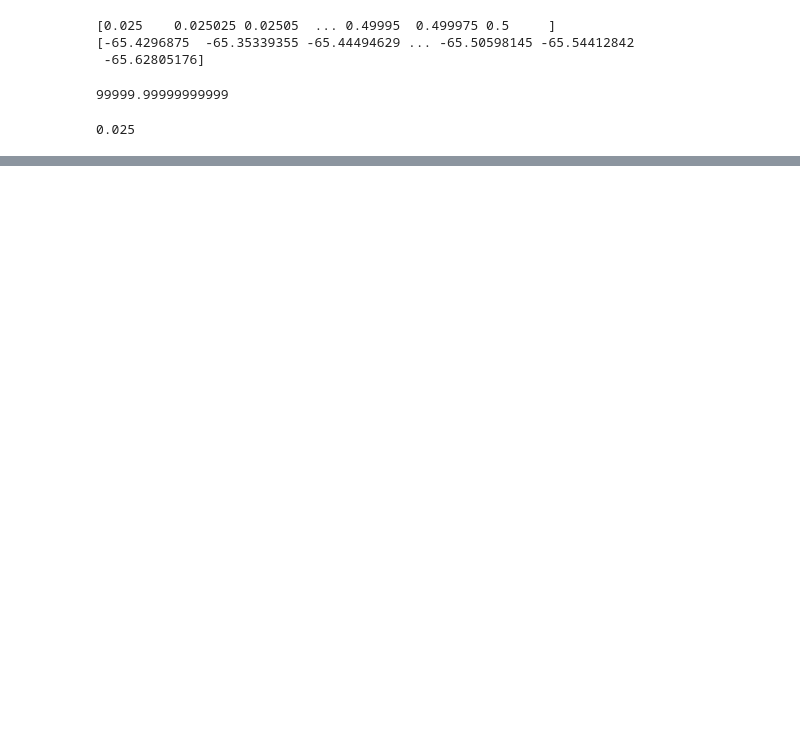
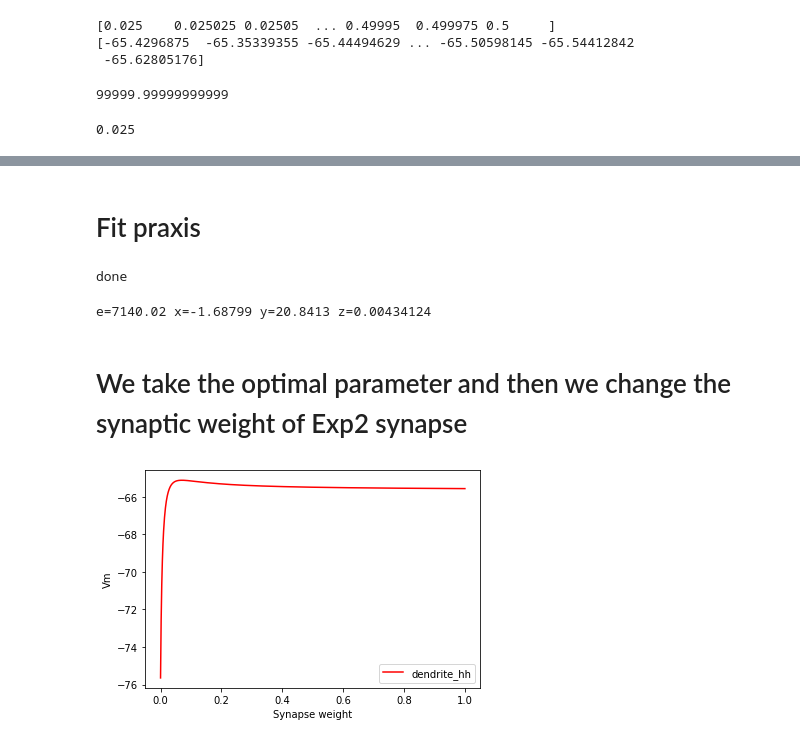
Before and after one commit to Kenzakadri/SU001_Presubiculum_Cell_Model, a Jupyter notebook: Exp2synapse.ipynb, the cells around one changed output, grey strips where cells are left out. Drawn from its saved outputs; the diff is of its cells as text; code cells hidden in the pictures; blank space fills up the shorter version.

```diff
--- a/Exp2synapse.ipynb
+++ b/Exp2synapse.ipynb
@@ -297,3 +156,0 @@ e=0 x=-2 y=3
-# %%
-v = h.Vector([0, 0])
-for y in v : (print(y))
@@ -302,0 +170,62 @@ for y in v : (print(y))
+# %%
+vaa=h.Vector([1,10,0.001])
+# %% [markdown]
+# Fit praxis
+# %%
+def efun(vaa):
+    asyn.tau1 = vaa[0]
+    asyn.tau2 = vaa[1]
+    stim.weight[0] = vaa[2]
+    v_vec = h.Vector()
+    t_vec = h.Vector()
+    v_vec.record(soma(0.5)._ref_v)
+    t_vec.record(h._ref_t)
+    #vaa=h.Vector([asyn.tau1,asyn.tau2,stim.weight[0]])
+    h.tstop = 500
+    h.run()
+    eps = np.sum((v_vec-y)**2)
+    return eps #vaa[0]+vaa[1]+vaa[2]-5 ) ** 2 +5*( vaa[0]-vaa[1]-vaa[2]-15) ** 2
+h.attr_praxis(1e-5, 0.5, 0)
+print('done')
+e = h.fit_praxis(efun, vaa)
+print("e=%g x=%g y=%g z=%g \n"%(e,vaa[0],vaa[1],vaa[2]))
+# %% [output]
+done
+e=7140.02 x=-1.68799 y=20.8413 z=0.00434124
+# %% [markdown]
+# We take the optimal parameter and then we change the synaptic weight of Exp2 synapse
+# %%
+weight = np.linspace(0,1,1000)
+# %%
+vector = []
+
+for w in weight :
+    asyn = h.Exp2Syn(dendrite(0.5))
+    asyn.tau1 = 1.68799
+    asyn.tau2 = 20.8413
+    asyn.e = 0
+    asyn.i = 0
+    s.interval =50
+    s.number= 5
+    s.noise=0
+    s.start=0
+    stim = h.NetCon(s,asyn)
+    stim.delay=100
+    h.finitialize(-60 * mV)
+    stim.weight[0] = w
+    v_vec = h.Vector()             # Membrane potential vector
+    t_vec = h.Vector()             # Time stamp vector
+    vector1 = v_vec.record(soma(0.5)._ref_v)
+    t_vec.record(h._ref_t)
+    h.tstop = 500
+    h.run()
+    vector.append(vector1[8198])
+# %%
+plt.ylabel('Vm')
+plt.xlabel('Synapse weight')
+plt.plot(weight,vector,'r',label='max Vm (dendrite_hh)')
+plt.savefig('weight2')
+plt.legend()
+plt.show()
+# %% [output]
+[figure, added]
```
Also changed, not shown: parts of 37 cells of this notebook.
